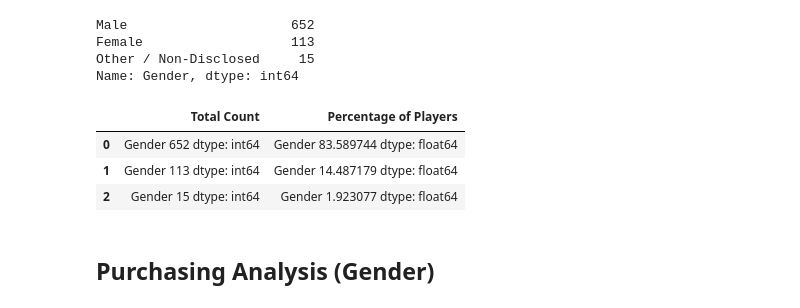
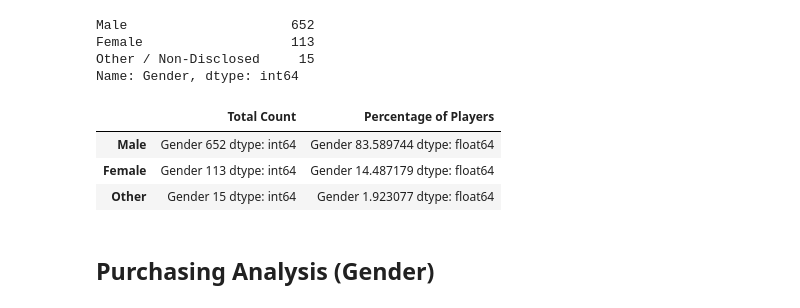
Before and after one commit to jogirob/pandas-challenge, a Jupyter notebook: HeroesofPymoli/HeroesOfPymoli_starter.ipynb, the cells around one changed output. Cells and saved outputs as stored; diff of their text form; code cells hidden in the pictures.

```diff
--- a/HeroesofPymoli/HeroesOfPymoli_starter.ipynb
+++ b/HeroesofPymoli/HeroesOfPymoli_starter.ipynb
@@ -122,30 +122,31 @@ Name: Gender, dtype: int64
 # %%
 #Gender only table
 gender_only = purchase_data.loc[:, ["Gender"]]
 
 # Pull counts
 male = gender_only.loc[gender_only["Gender"] == "Male",:].count()
 female = gender_only.loc[gender_only["Gender"] == "Female",:].count()
 other = gender_only.loc[gender_only["Gender"] == "Other / Non-Disclosed",:].count()
 total = male + female + other
 
 #Calculate pct
 male_pct = (male * 100)/total
 female_pct = (female * 100)/total
 other_pct = (other * 100)/total
 
 #Display data
 gender_demo = pd.DataFrame(
     {"Total Count":[male,female,other],
-     "Percentage of Players":[male_pct,female_pct,other_pct]
-     }
+     "Percentage of Players":[male_pct,female_pct,other_pct]},
+     index=['Male', 'Female', 'Other']
+
 )
 gender_demo
 # %% [output]
 |  | Total Count | Percentage of Players |
-| 0 | Gender 652 dtype: int64 | Gender 83.589744 dtype: float64 |
-| 1 | Gender 113 dtype: int64 | Gender 14.487179 dtype: float64 |
-| 2 | Gender 15 dtype: int64 | Gender 1.923077 dtype: float64 |
+| Male | Gender 652 dtype: int64 | Gender 83.589744 dtype: float64 |
+| Female | Gender 113 dtype: int64 | Gender 14.487179 dtype: float64 |
+| Other | Gender 15 dtype: int64 | Gender 1.923077 dtype: float64 |
 # %% [markdown]
 
 ## Purchasing Analysis (Gender)
```
